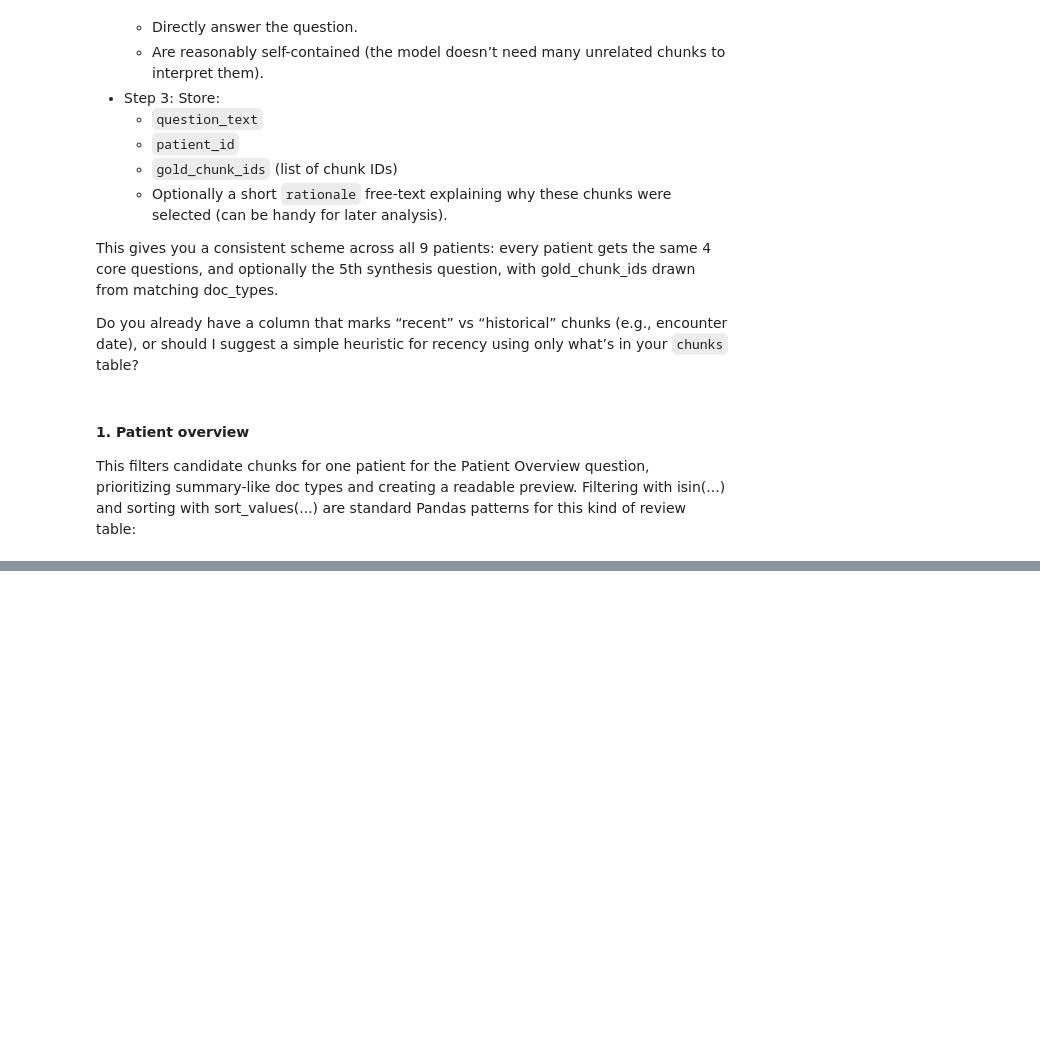
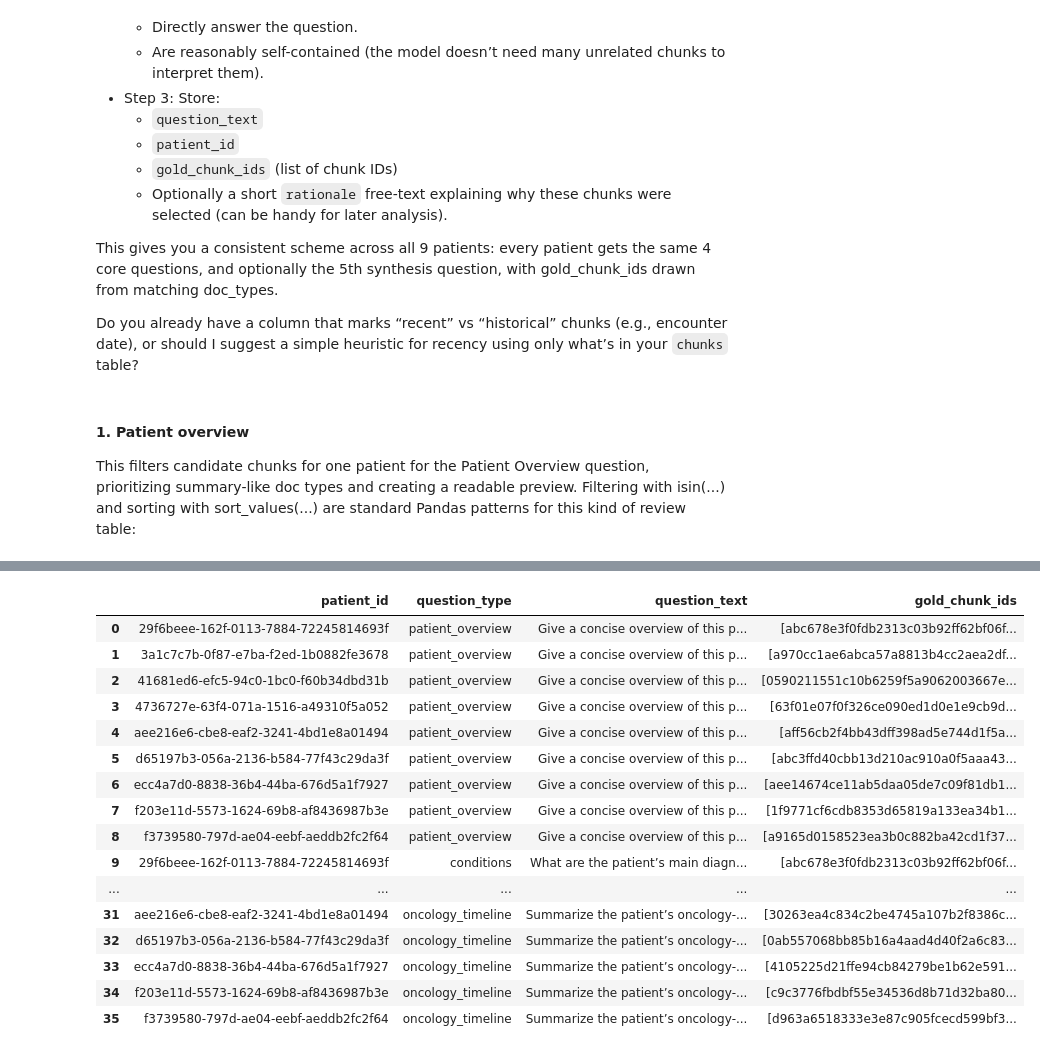
Before and after one commit to btomaszewicz/llm-zoomcamp-capstone-project, a Jupyter notebook: notebooks/rag_eval_llm_as_judge.ipynb, the cells around one changed output, grey strips where cells are left out. Cells and saved outputs as stored; diff of their text form; code cells hidden in the pictures; blank space fills up the shorter version.

```diff
--- a/notebooks/rag_eval_llm_as_judge.ipynb
+++ b/notebooks/rag_eval_llm_as_judge.ipynb
@@ -689,0 +844,26 @@ display(patient_overview_gold)
+# %%
+QUESTION_TYPE = "oncology_timeline"
+QUESTION_TEXT = (
+    "Summarize the patient’s oncology-related timeline, including major events and treatments."
+)
+
+timeline_doc_types = ["oncology_timeline"]
+
+mask_timeline = chunks_df["doc_type"].isin(timeline_doc_types)
+
+oncology_timeline_gold = (
+    chunks_df.loc[mask_timeline, ["patient_id", "chunk_id"]]
+    .groupby("patient_id")["chunk_id"]
+    .apply(list)
+    .reset_index()
+    .rename(columns={"chunk_id": "gold_chunk_ids"})
+)
+
+oncology_timeline_gold["question_type"] = QUESTION_TYPE
+oncology_timeline_gold["question_text"] = QUESTION_TEXT
+
+oncology_timeline_gold = oncology_timeline_gold[
+    ["patient_id", "question_type", "question_text", "gold_chunk_ids"]
+]
+
+display(oncology_timeline_gold)
@@ -689,0 +1654,30 @@ display(patient_overview_gold)
+# %%
+all_gold_df = pd.concat(
+    [
+        patient_overview_gold,
+        conditions_gold,
+        medications_gold,
+        oncology_timeline_gold,
+    ],
+    ignore_index=True,
+)
+
+all_gold_df
+# %% [output]
+|  | patient_id | question_type | question_text | gold_chunk_ids |
+| 0 | 29f6beee-162f-0113-7884-72245814693f | patient_overview | Give a concise overview of this p... | [abc678e3f0fdb2313c03b92ff62bf06f... |
+| 1 | 3a1c7c7b-0f87-e7ba-f2ed-1b0882fe3678 | patient_overview | Give a concise overview of this p... | [a970cc1ae6abca57a8813b4cc2aea2df... |
+| 2 | 41681ed6-efc5-94c0-1bc0-f60b34dbd31b | patient_overview | Give a concise overview of this p... | [0590211551c10b6259f5a9062003667e... |
+| 3 | 4736727e-63f4-071a-1516-a49310f5a052 | patient_overview | Give a concise overview of this p... | [63f01e07f0f326ce090ed1d0e1e9cb9d... |
+| 4 | aee216e6-cbe8-eaf2-3241-4bd1e8a01494 | patient_overview | Give a concise overview of this p... | [aff56cb2f4bb43dff398ad5e744d1f5a... |
+| 5 | d65197b3-056a-2136-b584-77f43c29da3f | patient_overview | Give a concise overview of this p... | [abc3ffd40cbb13d210ac910a0f5aaa43... |
+| 6 | ecc4a7d0-8838-36b4-44ba-676d5a1f7927 | patient_overview | Give a concise overview of this p... | [aee14674ce11ab5daa05de7c09f81db1... |
+| 7 | f203e11d-5573-1624-69b8-af8436987b3e | patient_overview | Give a concise overview of this p... | [1f9771cf6cdb8353d65819a133ea34b1... |
+| 8 | f3739580-797d-ae04-eebf-aeddb2fc2f64 | patient_overview | Give a concise overview of this p... | [a9165d0158523ea3b0c882ba42cd1f37... |
+| 9 | 29f6beee-162f-0113-7884-72245814693f | conditions | What are the patient’s main diagn... | [abc678e3f0fdb2313c03b92ff62bf06f... |
+| ... | ... | ... | ... | ... |
+| 31 | aee216e6-cbe8-eaf2-3241-4bd1e8a01494 | oncology_timeline | Summarize the patient’s oncology-... | [30263ea4c834c2be4745a107b2f8386c... |
+| 32 | d65197b3-056a-2136-b584-77f43c29da3f | oncology_timeline | Summarize the patient’s oncology-... | [0ab557068bb85b16a4aad4d40f2a6c83... |
+| 33 | ecc4a7d0-8838-36b4-44ba-676d5a1f7927 | oncology_timeline | Summarize the patient’s oncology-... | [4105225d21ffe94cb84279be1b62e591... |
+| 34 | f203e11d-5573-1624-69b8-af8436987b3e | oncology_timeline | Summarize the patient’s oncology-... | [c9c3776fbdbf55e34536d8b71d32ba80... |
+| 35 | f3739580-797d-ae04-eebf-aeddb2fc2f64 | oncology_timeline | Summarize the patient’s oncology-... | [d963a6518333e3e87c905fcecd599bf3... |
```
Also changed, not shown: parts of 41 cells of this notebook.
